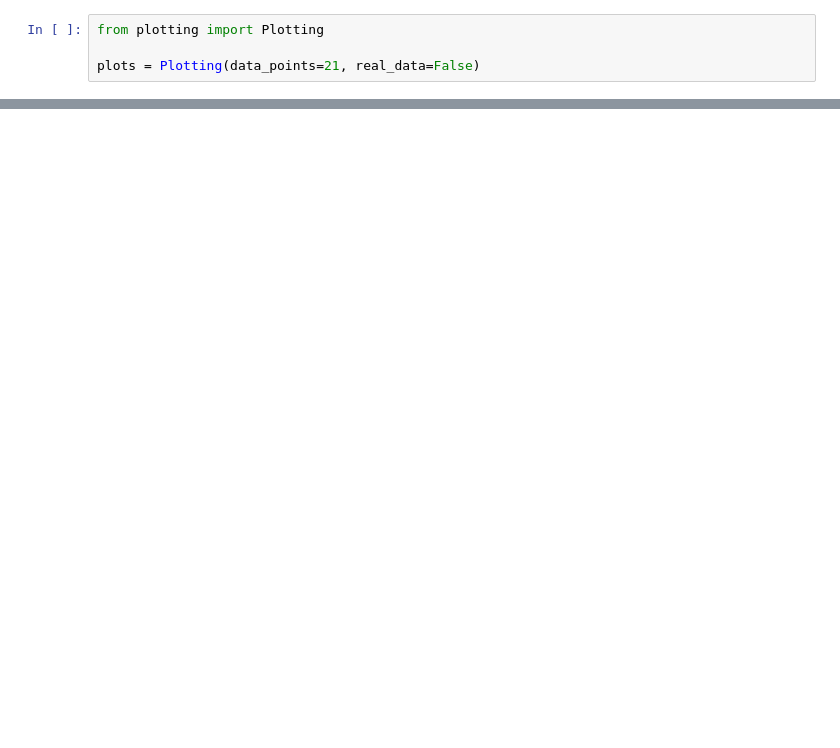
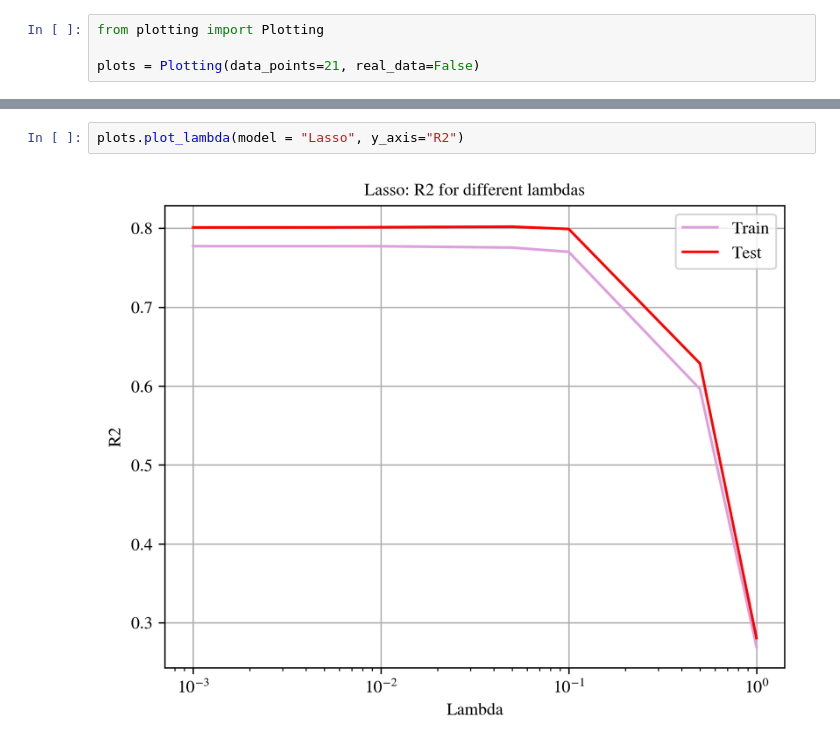
Before and after one commit to GauteJ1/FYS-STK-projects, a Jupyter notebook: project_1/src/abc_plots.ipynb, the cells around one changed output, grey strips where cells are left out. Drawn from its saved outputs; the diff is of its cells as text; blank space fills up the shorter version.

```diff
--- a/project_1/src/abc_plots.ipynb
+++ b/project_1/src/abc_plots.ipynb
@@ -35,3 +37,7 @@ plots.plot_lambda(model = "Lasso", y_axis="MSE")
+# %%
+plots.plot_lambda(model = "Lasso", y_axis="R2")
+# %% [output]
+[figure, added]
 # %%
 plots.plot_all_betas(lmbda=0.1)
 # %% [output]
```
Also changed, not shown: parts of 11 cells of this notebook, 4 other files.
